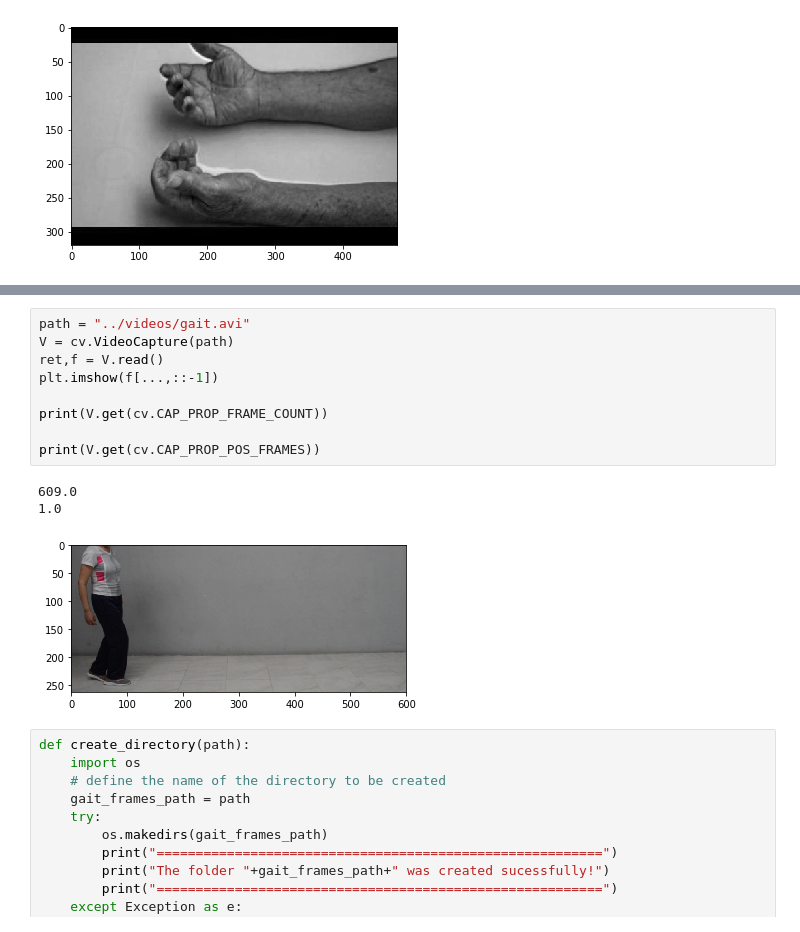
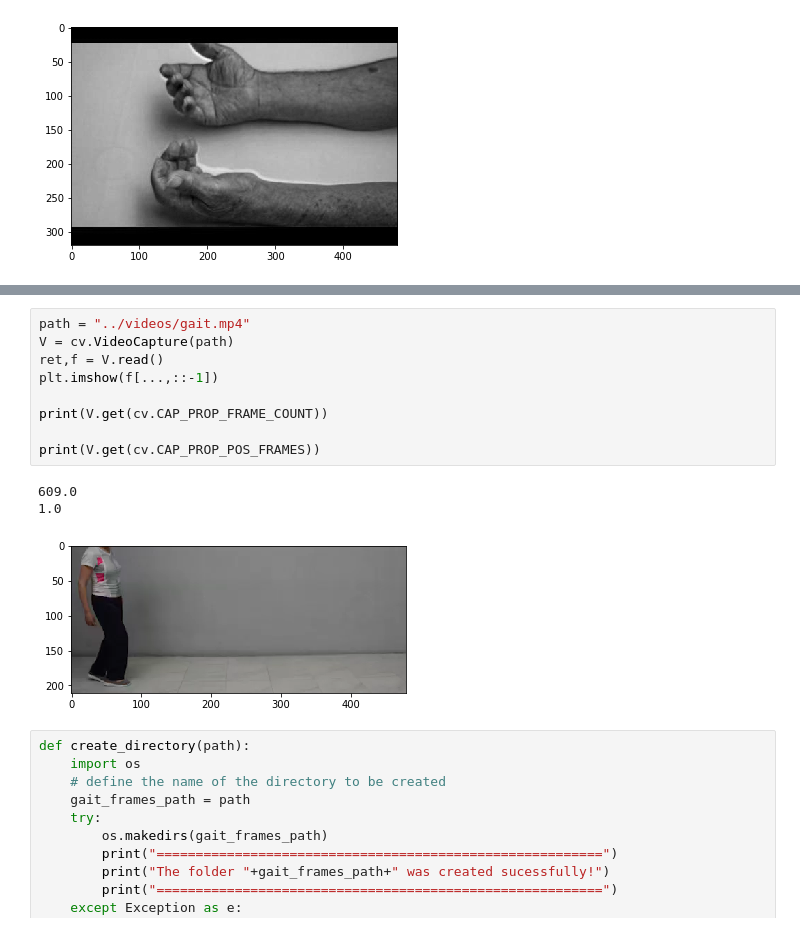
Before and after one commit to MACV-UIS/Semillero_2019, a Jupyter notebook: Semillero_2019-I/notebooks/Lecture01_IntroToComputerVision.ipynb, the cells around one changed output, grey strips where cells are left out. Saved outputs shown, nothing was run; the diff lists cells and outputs as text.

```diff
--- a/Semillero_2019-I/notebooks/Lecture01_IntroToComputerVision.ipynb
+++ b/Semillero_2019-I/notebooks/Lecture01_IntroToComputerVision.ipynb
@@ -46,16 +44,16 @@ Now, read the next video and store its frames:
 # %%
-path = "../videos/gait.avi"
+path = "../videos/gait.mp4"
 V = cv.VideoCapture(path)
 ret,f = V.read()
 plt.imshow(f[...,::-1])
 
 print(V.get(cv.CAP_PROP_FRAME_COUNT))
 
 print(V.get(cv.CAP_PROP_POS_FRAMES))
 # %% [output]
 609.0
 1.0
-[figure, old version]
+[figure, new version]
 # %%
 def create_directory(path):
     import os
```
Also changed, not shown: parts of 6 cells of this notebook, 5 other files.
